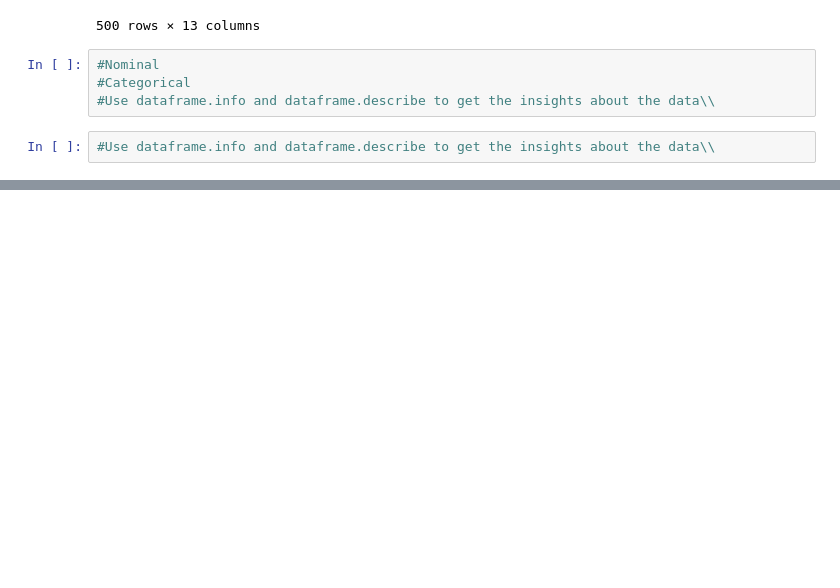
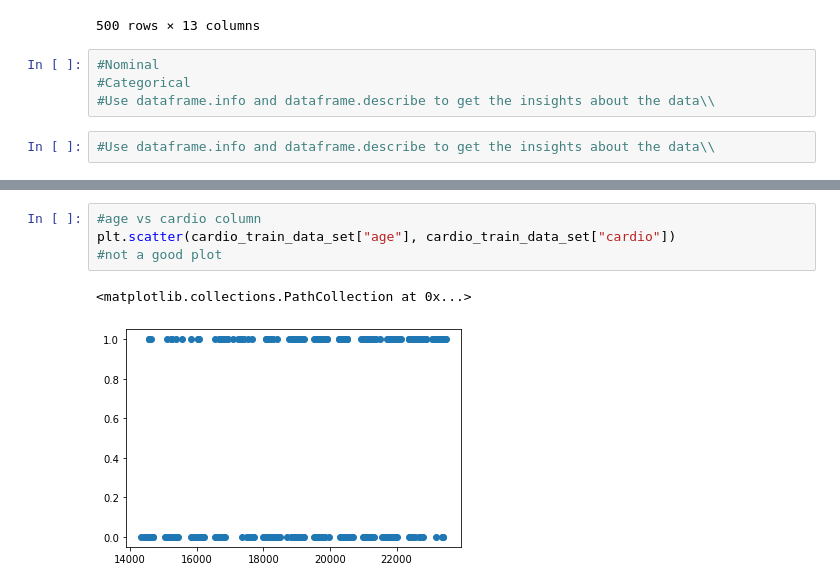
Before and after one commit to PrabjyotObhi/CMPE257, a Jupyter notebook: Lab_1/PartOne/part_one_lab.ipynb, the cells around one changed output, grey strips where cells are left out. Drawn from its saved outputs; the diff is of its cells as text; blank space fills up the shorter version.

```diff
--- a/Lab_1/PartOne/part_one_lab.ipynb
+++ b/Lab_1/PartOne/part_one_lab.ipynb
@@ -31,0 +131,7 @@ number_of_nulls = []
+# %%
+#age vs cardio column
+plt.scatter(cardio_train_data_set["age"], cardio_train_data_set["cardio"])
+#not a good plot
+# %% [output]
+<matplotlib.collections.PathCollection at 0x...>
+[figure, added]
```
Also changed, not shown: parts of 10 cells of this notebook.
